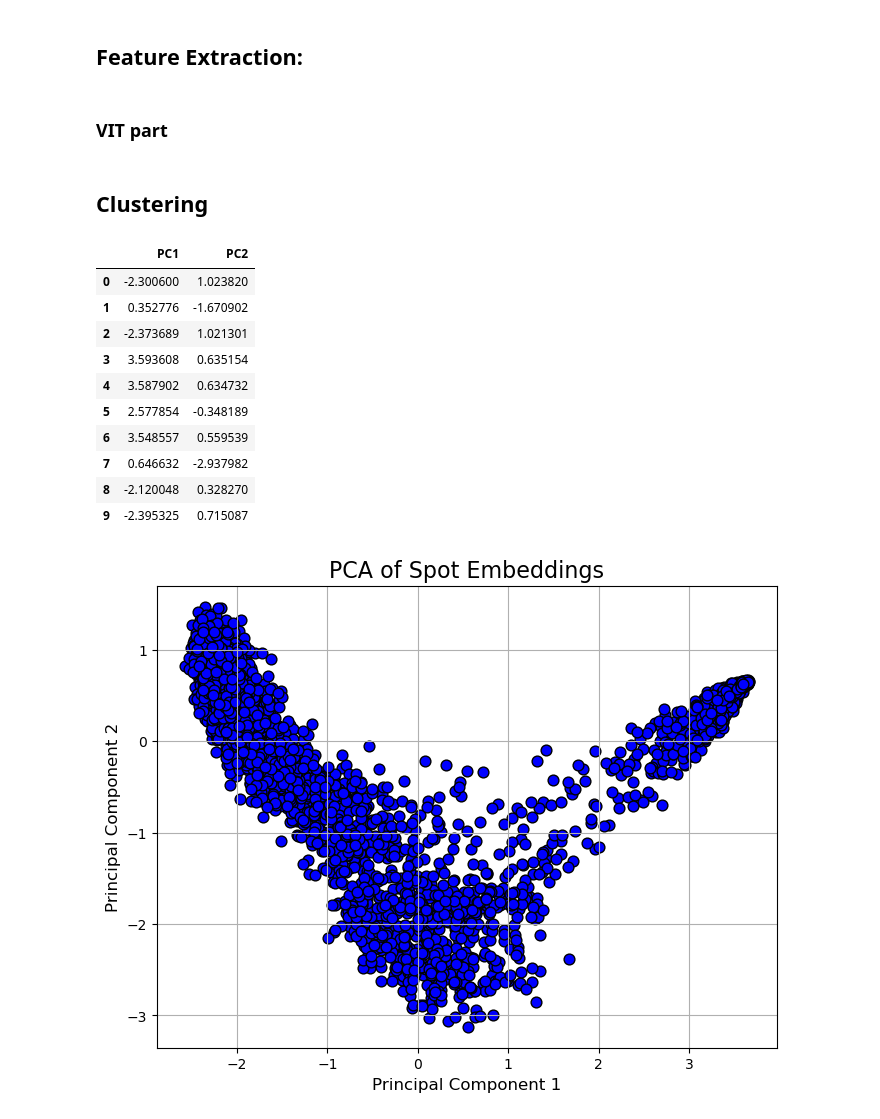
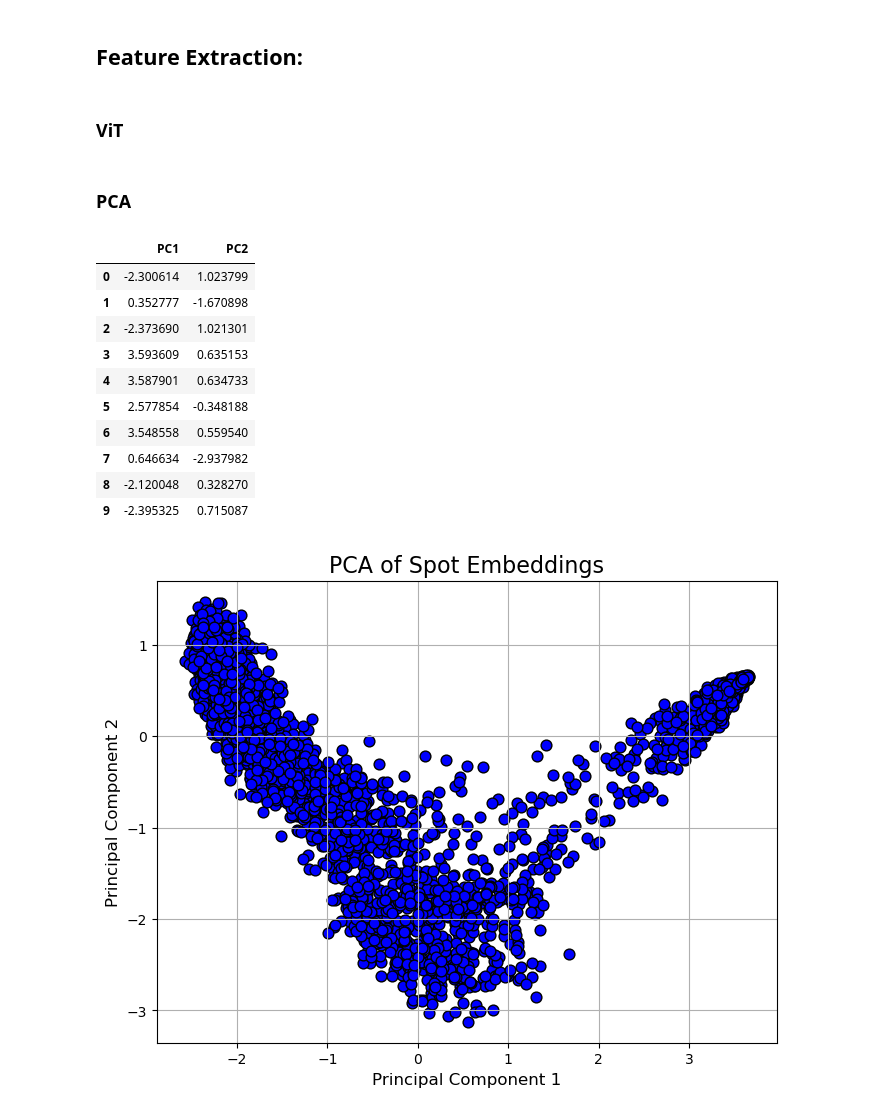
Before and after one commit to lixinglin-AI/Identifying-Cellular-Niche-in-Spatial-Transcriptomics-with-LLM, a Jupyter notebook: image_preprocessing (2).ipynb, the cells around one changed output. Cells and saved outputs as stored; diff of their text form; code cells hidden in the pictures.

```diff
--- a/image_preprocessing (2).ipynb
+++ b/image_preprocessing (2).ipynb
@@ -64,7 +65,7 @@ Scaled Spots Range: Min X = 253.15847449782467, Max X = 1657.9999999999998
 Scaled Spots Range: Min Y = 558.8632734122272, Max Y = 2000.0
 # %% [markdown]
 ## Feature Extraction:
-# %% [markdown]
-### VIT part
+# %% [markdown]
+### ViT
 # %%
 from PIL import Image
@@ -108,33 +108,33 @@ with torch.no_grad():
 
         # Store the embedding
         vector_representations[f"spot_{idx+1}"] = cls_embedding
-# %% [markdown]
-## Clustering
+# %% [markdown]
+### PCA
 # %%
 from sklearn.decomposition import PCA
 
 vectors = np.array(list(vector_representations.values()))
 
-pca = PCA(n_components=2)
+pca = PCA(n_components=50)
 pcs = pca.fit_transform(vectors)
 
 pv1 = pca.components_[0]
 pv2 = pca.components_[1]
 
 # Store the principal components in a DataFrame
-principalX = pd.DataFrame(data=pcs, columns=['PC1', 'PC2'])
+principalX = pd.DataFrame(data=pcs[:,:2], columns=['PC1', 'PC2'])
 
 principalX.head(10)
 # %% [output]
 |  | PC1 | PC2 |
-| 0 | -2.300600 | 1.023820 |
-| 1 | 0.352776 | -1.670902 |
-| 2 | -2.373689 | 1.021301 |
-| 3 | 3.593608 | 0.635154 |
-| 4 | 3.587902 | 0.634732 |
-| 5 | 2.577854 | -0.348189 |
-| 6 | 3.548557 | 0.559539 |
-| 7 | 0.646632 | -2.937982 |
+| 0 | -2.300614 | 1.023799 |
+| 1 | 0.352777 | -1.670898 |
+| 2 | -2.373690 | 1.021301 |
+| 3 | 3.593609 | 0.635153 |
+| 4 | 3.587901 | 0.634733 |
+| 5 | 2.577854 | -0.348188 |
+| 6 | 3.548558 | 0.559540 |
+| 7 | 0.646634 | -2.937982 |
 | 8 | -2.120048 | 0.328270 |
 | 9 | -2.395325 | 0.715087 |
 # %%
```
Also changed, not shown: parts of 44 cells of this notebook.
